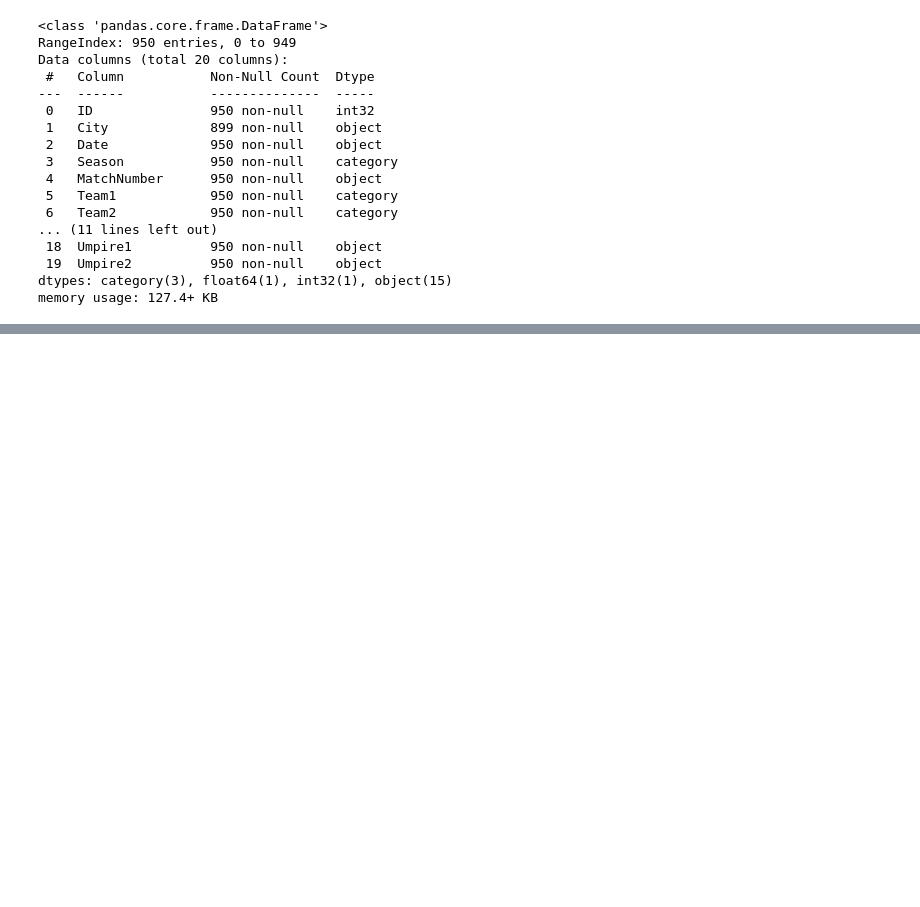
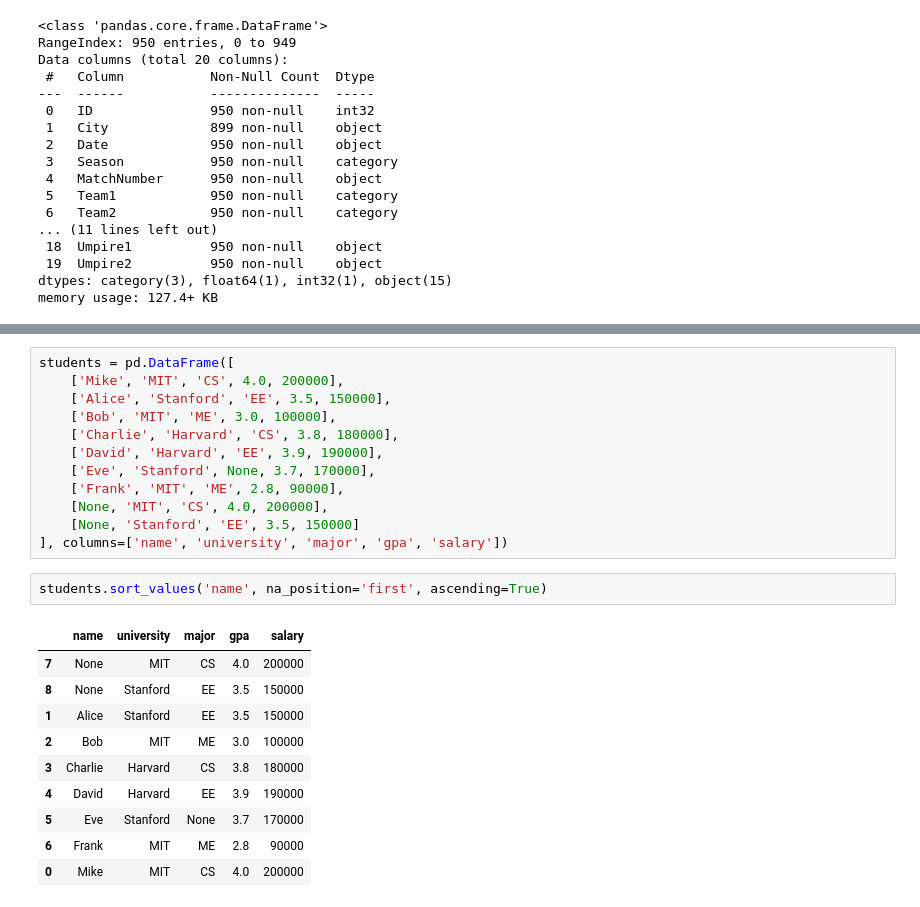
Before and after one commit to Jkhattak/DSMP, a Jupyter notebook: Panda/Panda_Dataframe.ipynb, the cells around one changed output, grey strips where cells are left out. Cells and saved outputs as stored; diff of their text form; blank space fills up the shorter version.

```diff
--- a/Panda/Panda_Dataframe.ipynb
+++ b/Panda/Panda_Dataframe.ipynb
@@ -656,0 +893,25 @@ memory usage: 127.4+ KB
+# %%
+students = pd.DataFrame([
+    ['Mike', 'MIT', 'CS', 4.0, 200000],
+    ['Alice', 'Stanford', 'EE', 3.5, 150000],
+    ['Bob', 'MIT', 'ME', 3.0, 100000],
+    ['Charlie', 'Harvard', 'CS', 3.8, 180000],
+    ['David', 'Harvard', 'EE', 3.9, 190000],
+    ['Eve', 'Stanford', None, 3.7, 170000],
+    ['Frank', 'MIT', 'ME', 2.8, 90000],
+    [None, 'MIT', 'CS', 4.0, 200000],
+    [None, 'Stanford', 'EE', 3.5, 150000]
+], columns=['name', 'university', 'major', 'gpa', 'salary'])
+# %%
+students.sort_values('name', na_position='first', ascending=True)
+# %% [output]
+|  | name | university | major | gpa | salary |
+| 7 | None | MIT | CS | 4.0 | 200000 |
+| 8 | None | Stanford | EE | 3.5 | 150000 |
+| 1 | Alice | Stanford | EE | 3.5 | 150000 |
+| 2 | Bob | MIT | ME | 3.0 | 100000 |
+| 3 | Charlie | Harvard | CS | 3.8 | 180000 |
+| 4 | David | Harvard | EE | 3.9 | 190000 |
+| 5 | Eve | Stanford | None | 3.7 | 170000 |
+| 6 | Frank | MIT | ME | 2.8 | 90000 |
+| 0 | Mike | MIT | CS | 4.0 | 200000 |
```
Also changed, not shown: parts of 45 cells of this notebook, 3 other files.
